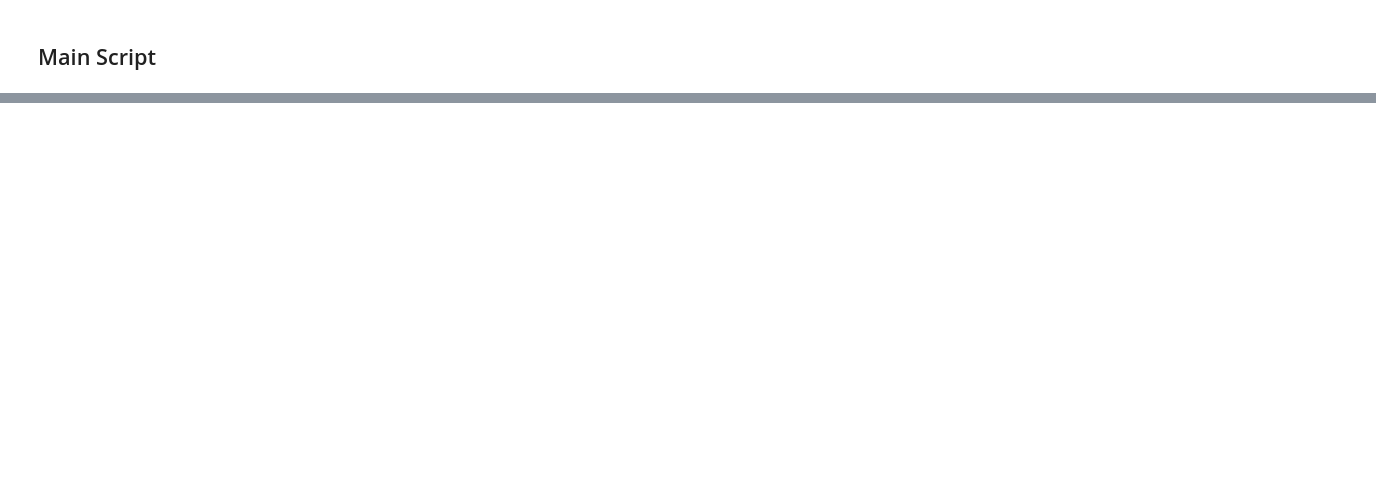
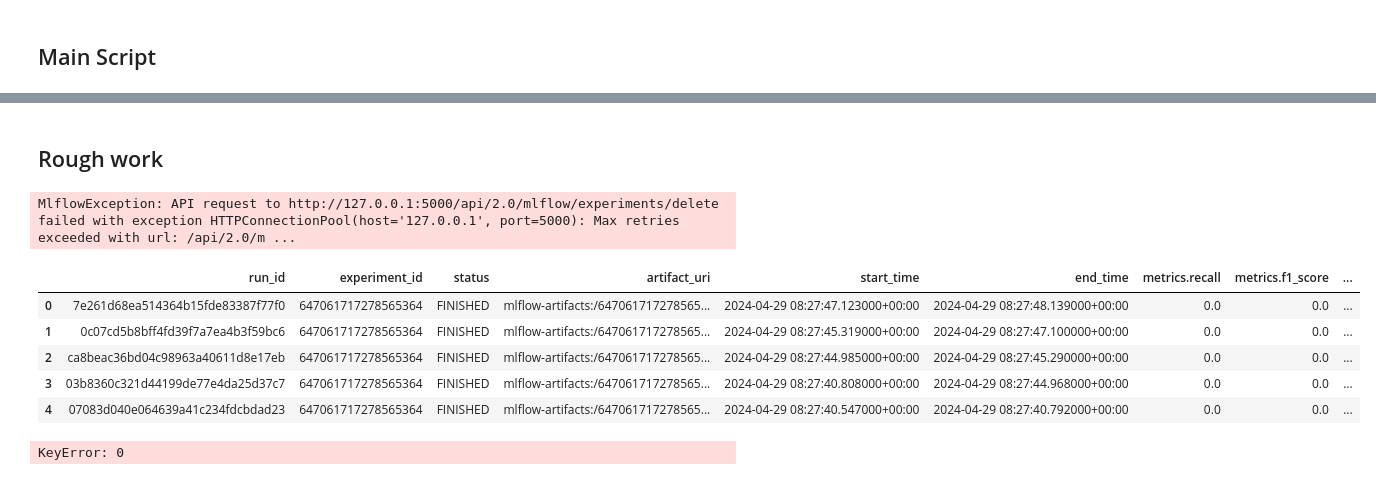
Before and after one commit to sheharyarakhtar/AssetDev, a Jupyter notebook: Final Notebook.ipynb, the cells around one changed output, grey strips where cells are left out. Cells and saved outputs as stored; diff of their text form; code cells hidden in the pictures; blank space fills up the shorter version.

```diff
--- a/Final Notebook.ipynb
+++ b/Final Notebook.ipynb
@@ -351,0 +300,2 @@ You can set `force_col_wise=true` to remove the overhead.
+# %% [markdown]
+## Rough work
@@ -351,0 +304,66 @@ You can set `force_col_wise=true` to remove the overhead.
+# %%
+# experiment_names = [exp.name for exp in mlflow.tracking.MlflowClient().list_experiments()]
+# experiment_names
+client = mlflow.tracking.MlflowClient()
+experiements = client.search_experiments()
+ids = []
+names = []
+for i in range(len(experiements)):
+    experimentID = str(experiements[i]).split("experiment_id='")[1].split("'")[0]
+    experimentName = str(experiements[i]).split("name='")[1].split("'")[0]
+    ids.append(experimentID)
+    names.append(experimentName)
+df = pd.DataFrame({'id':ids,'name':names})
+ids_to_delete = df[df.name.str.contains('2024_04_29_14')==False]['id'].tolist()
+for ids in ids_to_delete:
+    mlflow.delete_experiment(experiment_id=ids)
+# %% [output]
+MlflowException: API request to http://127.0.0.1:5000/api/2.0/mlflow/experiments/delete failed with exception HTTPConnectionPool(host='127.0.0.1', port=5000): Max retries exceeded with url: /api/2.0/m ...
+# %%
+mlflow.set_experiment(experiment_name='Testing2')
+
+classifiers = {
+    'XGBoost': XGBClassifier(objective='binary:logistic', random_state=42)
+}
+
+# Define parameter grids for each classifier
+param_grids = {
+    'XGBoost': {'max_depth': [3, 6, 9], 'learning_rate': [0.1, 0.01, 0.001]}
+}
+for classifier_name, classifier in classifiers.items():
+    with mlflow.start_run(run_name=classifier_name) as run:
+            grid_search = GridSearchCV(classifier, param_grid=param_grids[classifier_name], cv=3, scoring='accuracy')
+            grid_search.fit(X_train, y_train)
+            best_params = grid_search.best_params_
+            best_estimator = grid_search.best_estimator_
+            y_pred = best_estimator.predict(X_test)
+            mlflow.sklearn.log_model(best_estimator, "finalized_model")
+# %%
+recall_temp = -np.inf
+
+for mlflow.search_runs(experiment_names=[experiment_name]).iterrows():
+    run_name = run[1]['tags.mlflow.runName']
+    recall = run[1]['metrics.recall']
+    if recall > recall_temp:
+        recall_temp = recall
+        best_model = run_name
+# %% [output]
+|  | run_id | experiment_id | status | artifact_uri | start_time | end_time | metrics.recall | metrics.f1_score | ... |
+| 0 | 7e261d68ea514364b15fde83387f77f0 | 647061717278565364 | FINISHED | mlflow-artifacts:/647061717278565... | 2024-04-29 08:27:47.123000+00:00 | 2024-04-29 08:27:48.139000+00:00 | 0.0 | 0.0 | ... |
+| 1 | 0c07cd5b8bff4fd39f7a7ea4b3f59bc6 | 647061717278565364 | FINISHED | mlflow-artifacts:/647061717278565... | 2024-04-29 08:27:45.319000+00:00 | 2024-04-29 08:27:47.100000+00:00 | 0.0 | 0.0 | ... |
+| 2 | ca8beac36bd04c98963a40611d8e17eb | 647061717278565364 | FINISHED | mlflow-artifacts:/647061717278565... | 2024-04-29 08:27:44.985000+00:00 | 2024-04-29 08:27:45.290000+00:00 | 0.0 | 0.0 | ... |
+| 3 | 03b8360c321d44199de77e4da25d37c7 | 647061717278565364 | FINISHED | mlflow-artifacts:/647061717278565... | 2024-04-29 08:27:40.808000+00:00 | 2024-04-29 08:27:44.968000+00:00 | 0.0 | 0.0 | ... |
+| 4 | 07083d040e064639a41c234fdcbdad23 | 647061717278565364 | FINISHED | mlflow-artifacts:/647061717278565... | 2024-04-29 08:27:40.547000+00:00 | 2024-04-29 08:27:40.792000+00:00 | 0.0 | 0.0 | ... |
+# %%
+runs_df = mlflow.search_runs(experiment_names=[experiment_name])
+# runs_df
+best_run_id = runs_df[runs_df['metrics.recall'] == runs_df['metrics.recall'].min()]['run_id']
+# run_ids = runs_df['run_id'].to_list()
+# for r in run_ids:
+#         with mlflow.start_run(run_id=r) as run:
+#             if r == best_run_id:
+#                 mlflow.log_metric('FINAL_MODEL', 1)
+#             else:
+#                 mlflow.log_metric('FINAL_MODEL', 0)
+# %% [output]
+KeyError: 0
```
Also changed, not shown: parts of 11 cells of this notebook, 5 other files.
